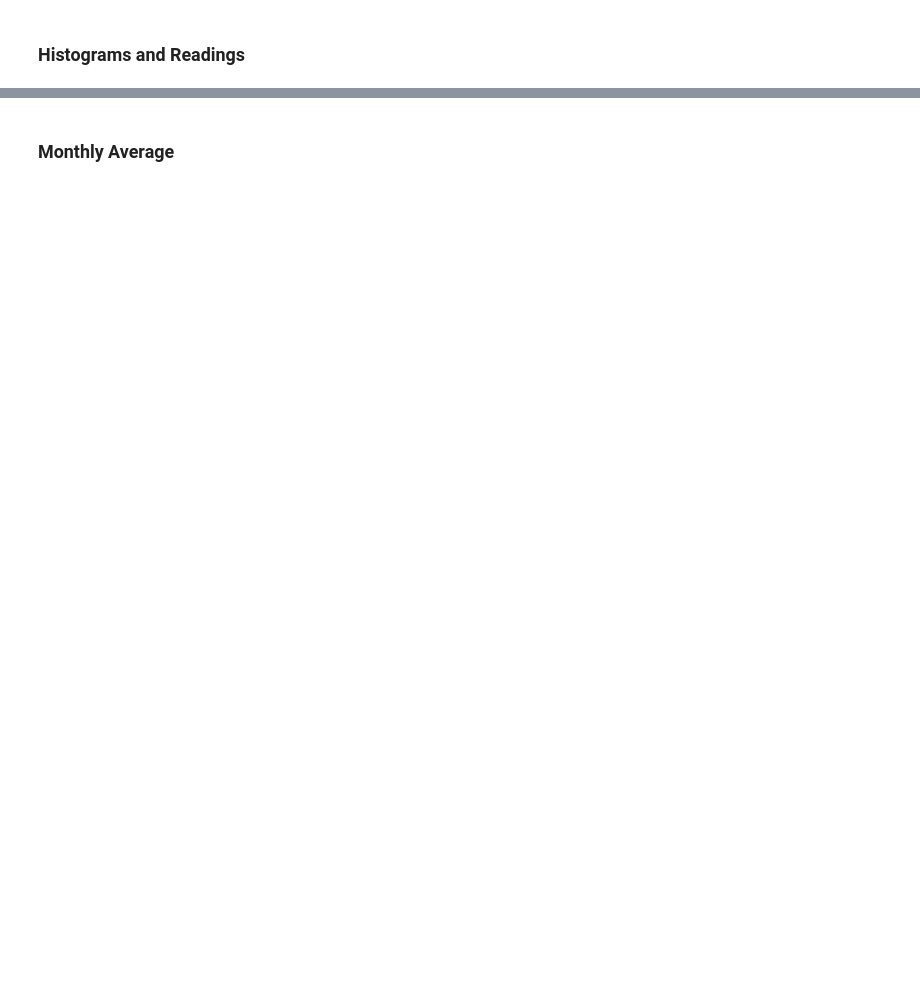
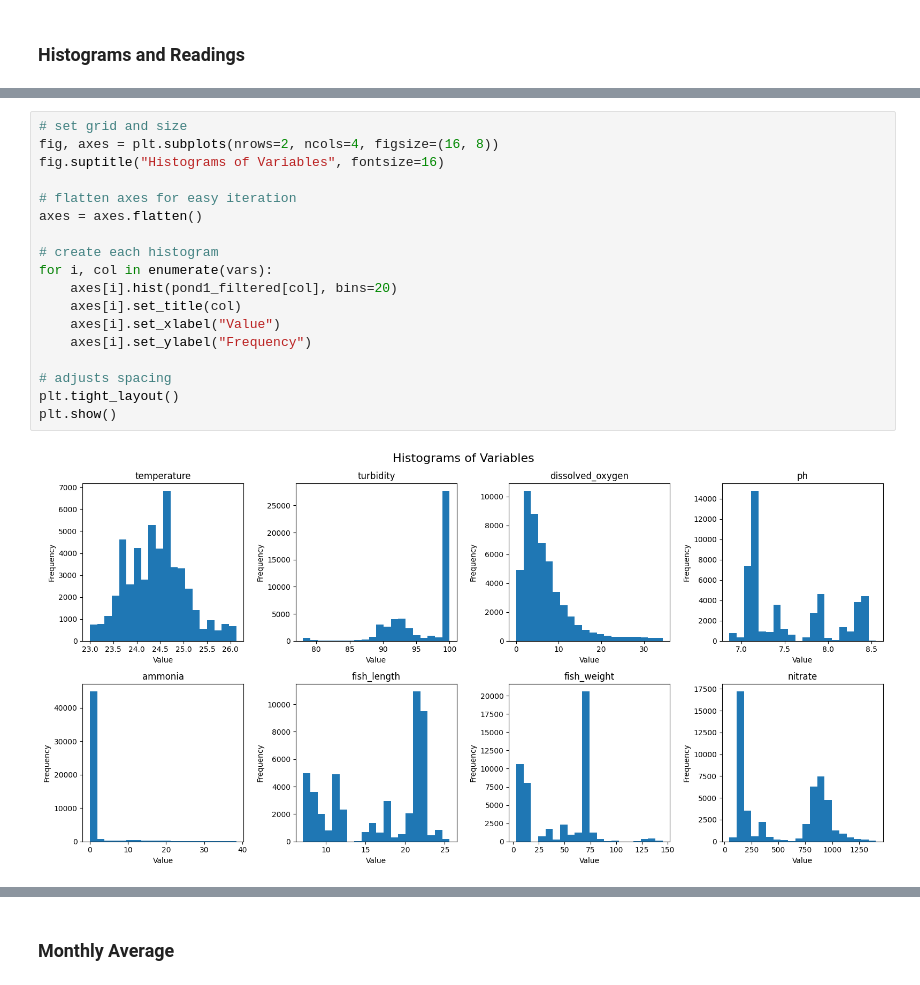
Before and after one commit to apadin-usd/AAI-530-04-Final-Project-Group-4, a Jupyter notebook: notebook/IoT-Based Aquaponics Fish Pond System.ipynb, the cells around one changed output, grey strips where cells are left out. Saved outputs shown, nothing was run; the diff lists cells and outputs as text; blank space fills up the shorter version.

```diff
--- a/notebook/IoT-Based Aquaponics Fish Pond System.ipynb
+++ b/notebook/IoT-Based Aquaponics Fish Pond System.ipynb
@@ -190,3 +204,23 @@ plt.show()
+# %%
+# set grid and size
+fig, axes = plt.subplots(nrows=2, ncols=4, figsize=(16, 8))
+fig.suptitle("Histograms of Variables", fontsize=16)
+
+# flatten axes for easy iteration
+axes = axes.flatten()
+
+# create each histogram
+for i, col in enumerate(vars):
+    axes[i].hist(pond1_filtered[col], bins=20)
+    axes[i].set_title(col)
+    axes[i].set_xlabel("Value")
+    axes[i].set_ylabel("Frequency")
+
+# adjusts spacing
+plt.tight_layout()
+plt.show()
+# %% [output]
+[figure, added]
 # %%
 # set grid and size
 fig, axes = plt.subplots(nrows=4, ncols=2, figsize=(16, 12), sharex=True)
```
Also changed, not shown: parts of 15 cells of this notebook.
